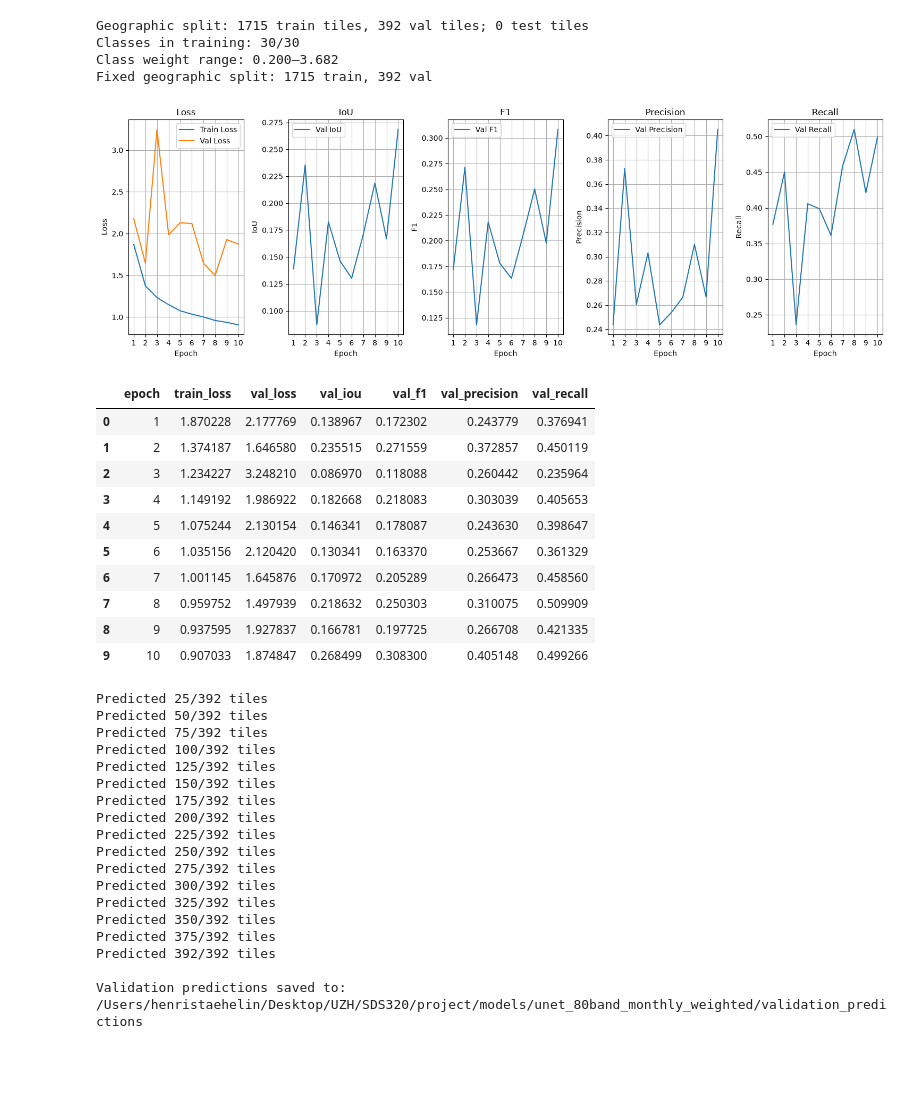
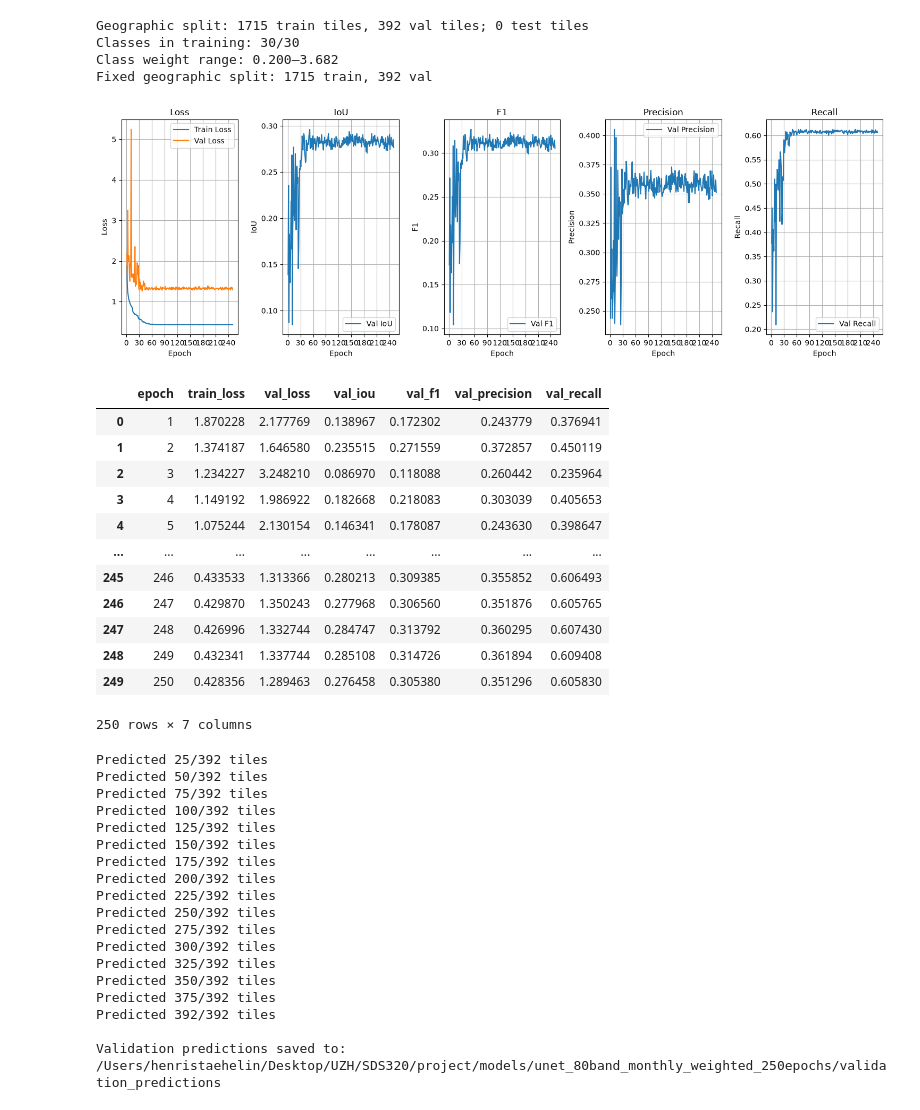
Before and after one commit to staehelinhenrimax-droid/European-Spectral-Crop-Identification, a Jupyter notebook: notebooks/Functionalized_workflow.ipynb, the cells around one changed output. Saved outputs shown, nothing was run; the diff lists cells and outputs as text; code cells hidden in the pictures; blank space fills up the shorter version.

```diff
--- a/notebooks/Functionalized_workflow.ipynb
+++ b/notebooks/Functionalized_workflow.ipynb
@@ -1058,26 +1058,28 @@ Fixed geographic split: 1715 train, 392 val
 # %%
 import geoai
 
-model_dir = project_dir / "models/unet_80band_monthly_weighted"
+model_dir = project_dir / "models/unet_80band_monthly_weighted_250epochs"
 
 geoai.plot_performance_metrics(
     history_path=str(model_dir / "training_history.pth"),
     figsize=(15, 5),
     verbose=True,
 )
 # %% [output]
-[figure, old version]
+[figure, new version]
 |  | epoch | train_loss | val_loss | val_iou | val_f1 | val_precision | val_recall |
 | 0 | 1 | 1.870228 | 2.177769 | 0.138967 | 0.172302 | 0.243779 | 0.376941 |
 | 1 | 2 | 1.374187 | 1.646580 | 0.235515 | 0.271559 | 0.372857 | 0.450119 |
 | 2 | 3 | 1.234227 | 3.248210 | 0.086970 | 0.118088 | 0.260442 | 0.235964 |
 | 3 | 4 | 1.149192 | 1.986922 | 0.182668 | 0.218083 | 0.303039 | 0.405653 |
 | 4 | 5 | 1.075244 | 2.130154 | 0.146341 | 0.178087 | 0.243630 | 0.398647 |
-| 5 | 6 | 1.035156 | 2.120420 | 0.130341 | 0.163370 | 0.253667 | 0.361329 |
-| 6 | 7 | 1.001145 | 1.645876 | 0.170972 | 0.205289 | 0.266473 | 0.458560 |
-| 7 | 8 | 0.959752 | 1.497939 | 0.218632 | 0.250303 | 0.310075 | 0.509909 |
-| 8 | 9 | 0.937595 | 1.927837 | 0.166781 | 0.197725 | 0.266708 | 0.421335 |
-| 9 | 10 | 0.907033 | 1.874847 | 0.268499 | 0.308300 | 0.405148 | 0.499266 |
+| ... | ... | ... | ... | ... | ... | ... | ... |
+| 245 | 246 | 0.433533 | 1.313366 | 0.280213 | 0.309385 | 0.355852 | 0.606493 |
+| 246 | 247 | 0.429870 | 1.350243 | 0.277968 | 0.306560 | 0.351876 | 0.605765 |
+| 247 | 248 | 0.426996 | 1.332744 | 0.284747 | 0.313792 | 0.360295 | 0.607430 |
+| 248 | 249 | 0.432341 | 1.337744 | 0.285108 | 0.314726 | 0.361894 | 0.609408 |
+| 249 | 250 | 0.428356 | 1.289463 | 0.276458 | 0.305380 | 0.351296 | 0.605830 |
+250 rows × 7 columns
 # %%
 from pathlib import Path
 import geoai
@@ -1085,7 +1087,7 @@ import rasterio
 import numpy as np
 import torch
 
-experiment_name = "unet_80band_monthly_weighted"  # Your experiment name
+experiment_name = "unet_80band_monthly_weighted_250epochs"  # Your experiment name
 
 model_dir = project_dir / "models" / experiment_name
 model_path = model_dir / "best_model.pth"
@@ -1158,7 +1160,7 @@ Predicted 350/392 tiles
 Predicted 375/392 tiles
 Predicted 392/392 tiles
 
-Validation predictions saved to: /Users/henristaehelin/Desktop/UZH/SDS320/project/models/unet_80band_monthly_weighted/validation_predictions
+Validation predictions saved to: /Users/henristaehelin/Desktop/UZH/SDS320/project/models/unet_80band_monthly_weighted_250epochs/validation_predictions
 # %%
 import numpy as np
 import pandas as pd
```
Also changed, not shown: parts of 3 cells of this notebook.
